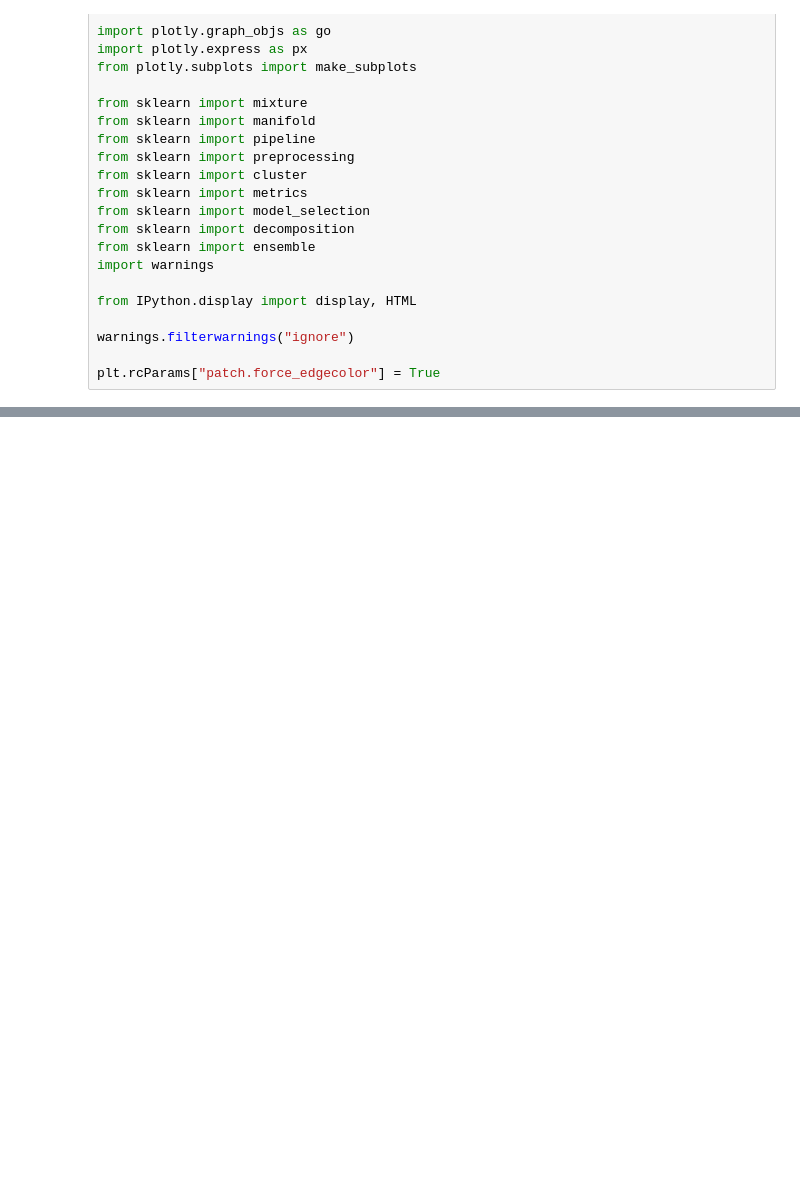
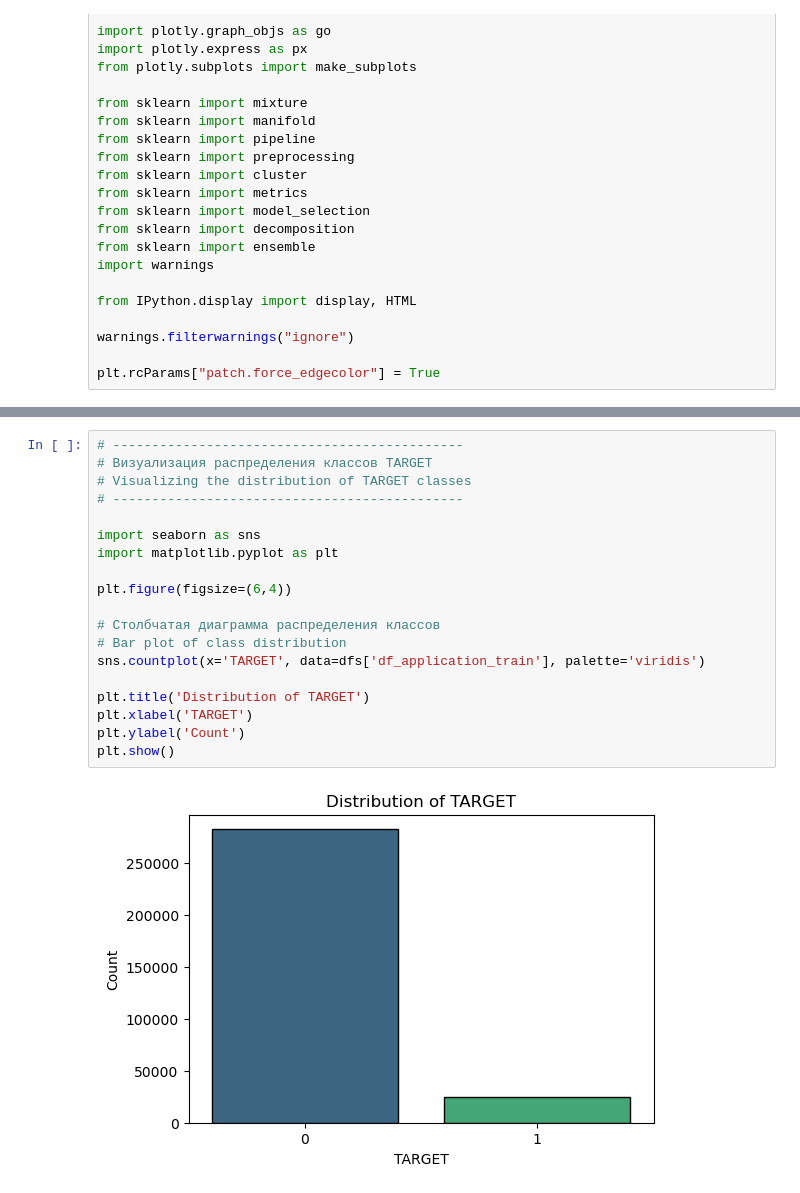
Before and after one commit to Kashutin1961/Diploma_Project, a Jupyter notebook: diploma_project.ipynb, the cells around one changed output, grey strips where cells are left out. Drawn from its saved outputs; the diff is of its cells as text; blank space fills up the shorter version.

```diff
--- a/diploma_project.ipynb
+++ b/diploma_project.ipynb
@@ -290,0 +1065,21 @@ None
+# %%
+# ---------------------------------------------
+# Визуализация распределения классов TARGET
+# Visualizing the distribution of TARGET classes
+# ---------------------------------------------
+
+import seaborn as sns
+import matplotlib.pyplot as plt
+
+plt.figure(figsize=(6,4))
+
+# Столбчатая диаграмма распределения классов
+# Bar plot of class distribution
+sns.countplot(x='TARGET', data=dfs['df_application_train'], palette='viridis')
+
+plt.title('Distribution of TARGET')
+plt.xlabel('TARGET')
+plt.ylabel('Count')
+plt.show()
+# %% [output]
+[figure, added]
```
Also changed, not shown: parts of 77 cells of this notebook, 9 other files.
